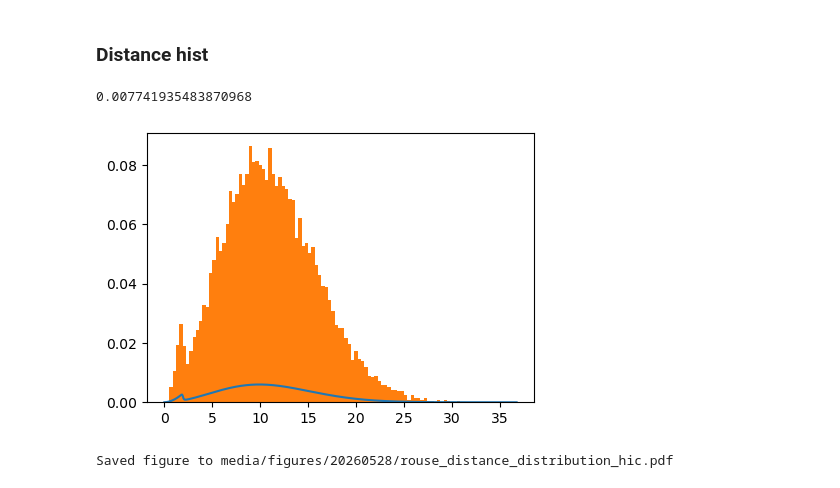
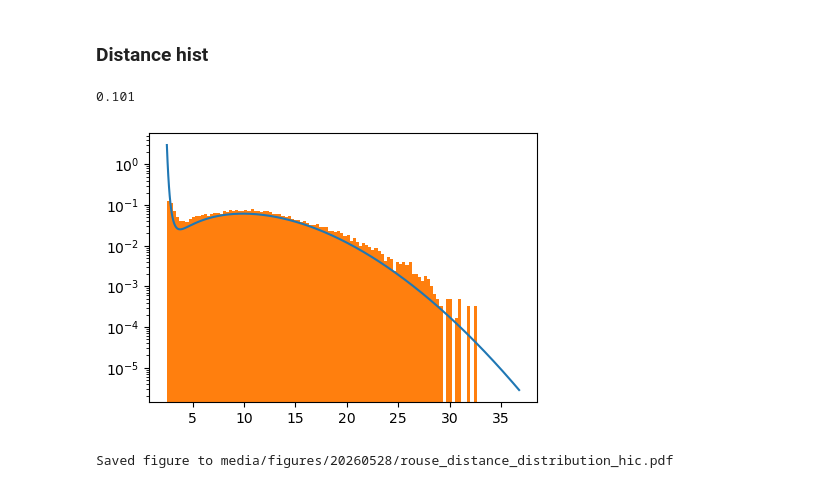
Before and after one commit to ta-rekt/Droplet, a Jupyter notebook: viz-rouse.ipynb, the cells around one changed output. Cells and saved outputs as stored; diff of their text form; code cells hidden in the pictures.

```diff
--- a/viz-rouse.ipynb
+++ b/viz-rouse.ipynb
@@ -91,27 +92,29 @@ bead relaxation time:  0.3333333333333333
 # %%
 fig, ax = plt.subplots(1,1,figsize=(5, 3.5))
 
-keya = 1
+keya = 10
 b = _first["rouse_params"]["kuhn_length"]
-subsampled = distance_traj[keya, ::100].T
+R = _first["surface_params"]["R"]
+subsampled = distance_traj[keya, ::1].T
 subsampled = subsampled[subsampled > 0.5]
 
 N = 150
 # dist = xs**2 * np.exp(-3*xs**2/(2*N*b**2))
 # dist = dist / np.sum(dist)
 
 pot = total_potential[keya][1:]
-xs = np.linspace(0, 3*np.sqrt(N)*b, len(pot))
+xs = np.linspace(R, 3*np.sqrt(N)*b, len(pot))
 P_eq = np.exp(-pot)
-P_eq /= np.trapz(P_eq)
+P_eq /= np.trapz(P_eq, xs)
 
 ax.plot(xs, P_eq)
 _=ax.hist(subsampled, density=True, bins=100)
 # ax.axvline(np.sqrt(N)*b)
+ax.set_yscale('log')
 print(alphas[keya])
 # %% [output]
-0.007741935483870968
+0.101
-[figure, old version]
+[figure, new version]
 # %%
 out_dir = "media/figures/20260528"
 os.makedirs(out_dir, exist_ok=True)
```
Also changed, not shown: parts of 8 cells of this notebook, 6 other files.
